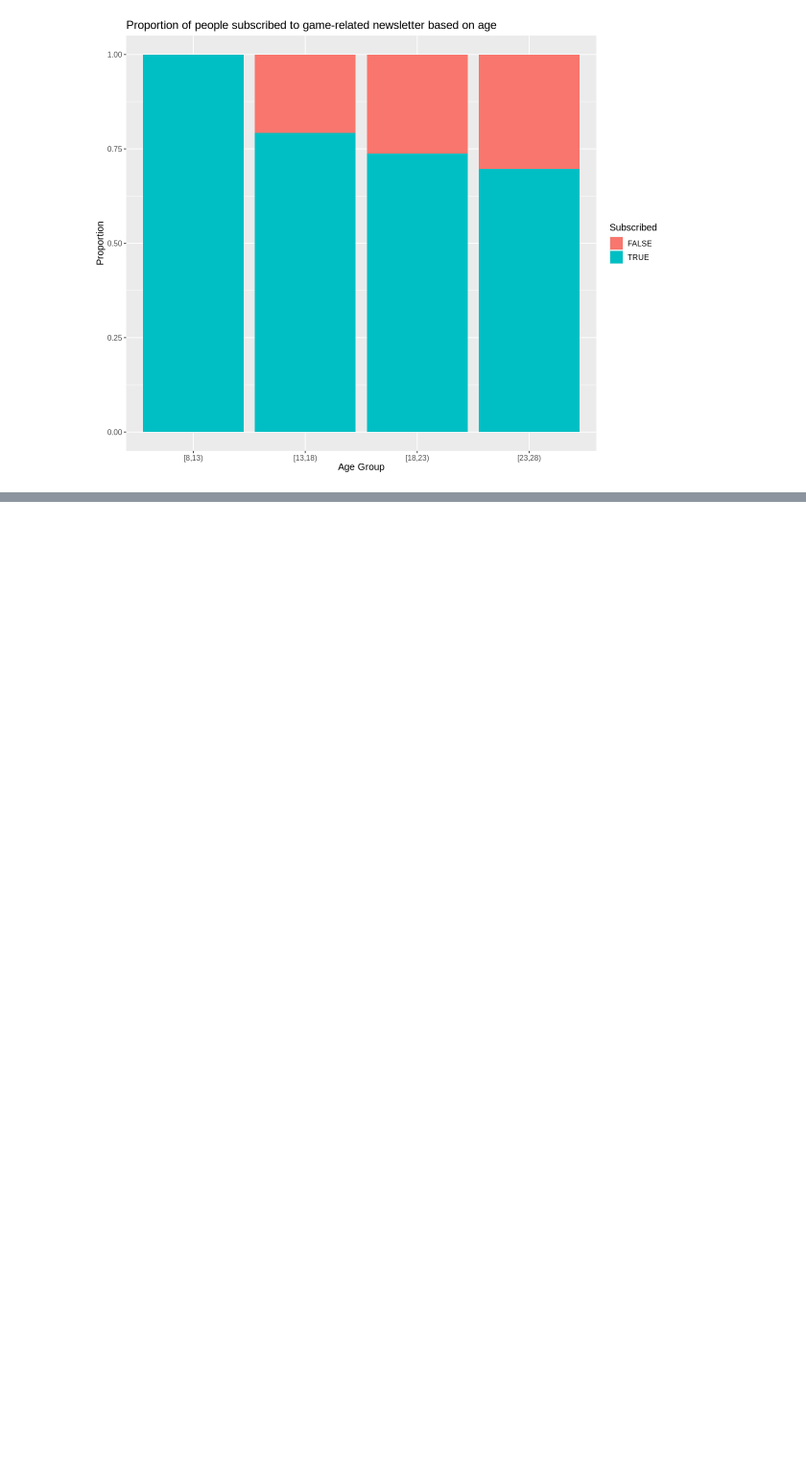
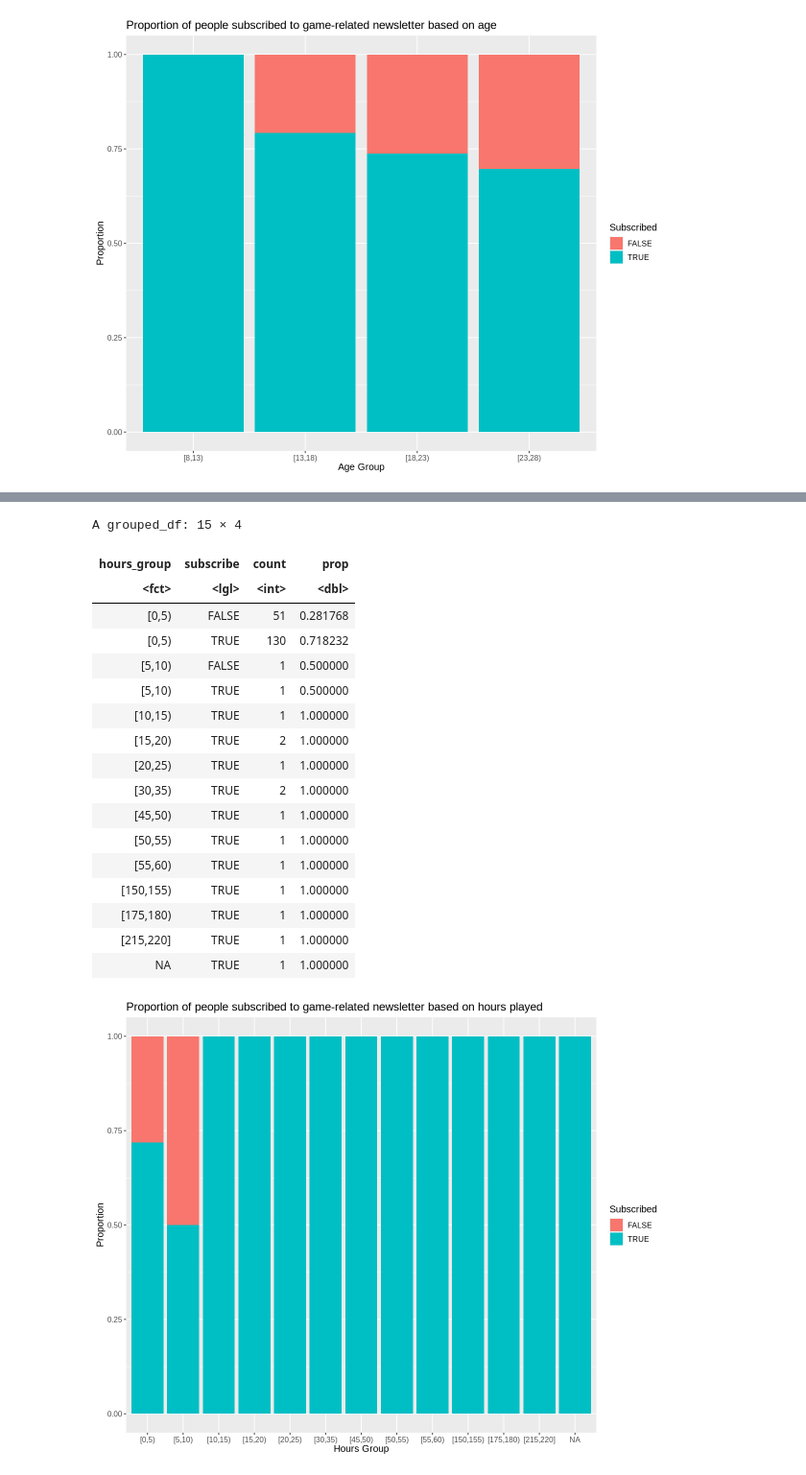
Before and after one commit to aposton2312/dsci100projecty, a Jupyter notebook: project.ipynb, the cells around one changed output, grey strips where cells are left out. Shown at 96% size. Saved outputs shown, nothing was run; the diff lists cells and outputs as text; code cells hidden in the pictures; blank space fills up the shorter version.

Commit message:
Full analysis between hours played and subscription

```diff
--- a/project.ipynb
+++ b/project.ipynb
@@ -260,0 +261,44 @@ From the simplified dataset, I selected the columns "age" and "subscribe", as I
+# %%
+players_time <- players_simple |>
+select(played_hours, subscribe) |>
+filter(!is.na(played_hours)) |>
+mutate(
+    played_hours = as.numeric(played_hours),
+    hours_group = cut(
+      played_hours,
+      breaks = seq(floor(min(played_hours)), ceiling(max(played_hours)), by = 5),
+      include.lowest = TRUE,
+      right = FALSE)) |>
+group_by(hours_group, subscribe) |>
+summarise(count = n(), .groups = "drop") |>
+group_by(hours_group) |>
+mutate(prop = count / sum(count))
+players_time
+
+options(repr.plot.width=10, repr.plot.height=8)
+time_plot<- players_time |>
+ggplot(aes(x=hours_group, y=count, fill=subscribe)) +
+geom_bar(stat="identity", position="fill")+
+labs(x="Hours Group", y="Proportion", title="Proportion of people subscribed to game-related newsletter based on hours played", fill="Subscribed")+
+theme(text=element_text(size=12))
+time_plot
+# %% [output]
+A grouped_df: 15 × 4
+| hours_group | subscribe | count | prop |
+| <fct> | <lgl> | <int> | <dbl> |
+| [0,5) | FALSE | 51 | 0.281768 |
+| [0,5) | TRUE | 130 | 0.718232 |
+| [5,10) | FALSE | 1 | 0.500000 |
+| [5,10) | TRUE | 1 | 0.500000 |
+| [10,15) | TRUE | 1 | 1.000000 |
+| [15,20) | TRUE | 2 | 1.000000 |
+| [20,25) | TRUE | 1 | 1.000000 |
+| [30,35) | TRUE | 2 | 1.000000 |
+| [45,50) | TRUE | 1 | 1.000000 |
+| [50,55) | TRUE | 1 | 1.000000 |
+| [55,60) | TRUE | 1 | 1.000000 |
+| [150,155) | TRUE | 1 | 1.000000 |
+| [175,180) | TRUE | 1 | 1.000000 |
+| [215,220] | TRUE | 1 | 1.000000 |
+| NA | TRUE | 1 | 1.000000 |
+[figure, added]
```
Also changed, not shown: parts of 4 cells of this notebook.
